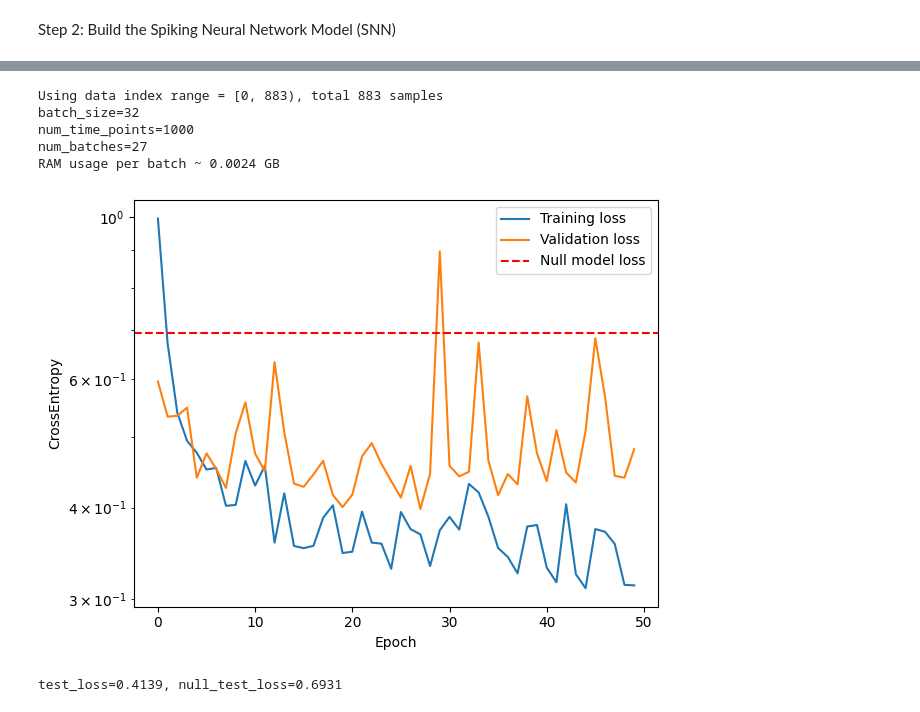
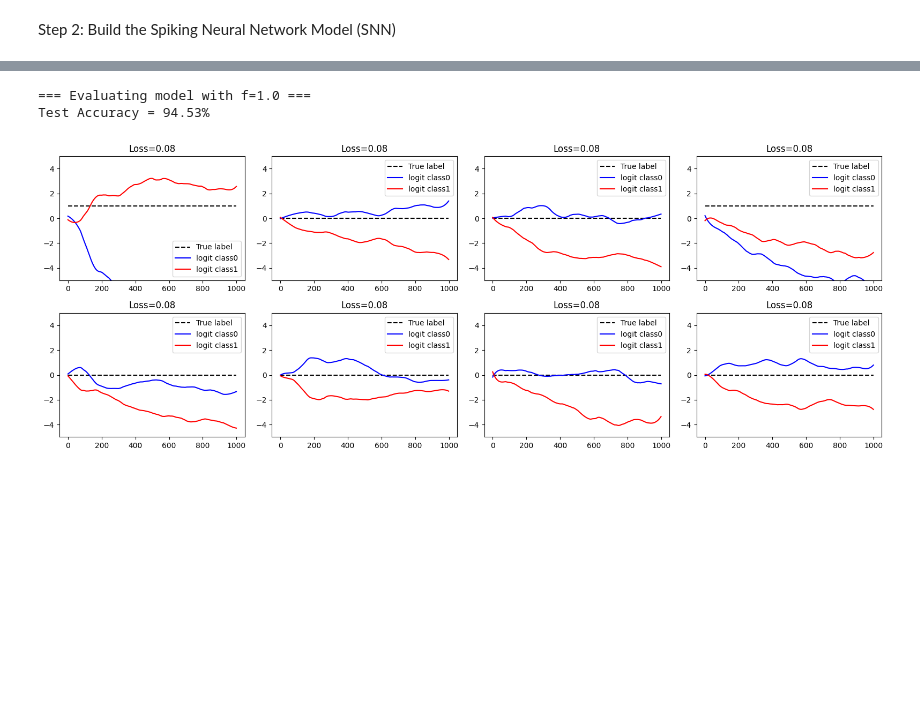
Before and after one commit to Oooorca/IRP_Neuro_SNN, a Jupyter notebook: trainwithF.ipynb, the cells around one changed output, grey strips where cells are left out. Saved outputs shown, nothing was run; the diff lists cells and outputs as text; code cells hidden in the pictures; blank space fills up the shorter version.

```diff
--- a/trainwithF.ipynb
+++ b/trainwithF.ipynb
@@ -660,65 +635,7 @@ Test Accuracy = 78.91%
-# %%
-net = MultilayerSNN((num_neurons, 100, 2),
-                    [
-                      dict(tau=50*ms, w_init=(-0.5, 0.7)),
-                      dict(tau=500*ms, spiking=False, w_init=(-0.01, 0.01)),
-                    ])
-
-data = io.loadmat('spikedataset.mat')
-X = data['X']  # (N, num_neurons, T)
-X = partial_randomize_dataset(X, f=0.9)
-
-# Training parameters
-lr = 0.001 # learning rate
-num_epochs = 50
-max_num_batches = 40
-batch_size = 32
-
-# Optimiser and loss function
-optimizer = torch.optim.Adam(net.parameters, lr=lr)
-
-# Training
-loss_hist = []
-val_loss_hist = []
-
-with tqdm(total=num_epochs*num_batches_if(training_range,batch_size=batch_size,max_num_batches=max_num_batches)) as pbar:
-  last_epoch_loss = val_loss = null_val_loss = None
-  for epoch in range(num_epochs):
-    local_loss = []
-    for x, y in batched_data(training_range, batch_size=batch_size, max_num_batches=max_num_batches,verbose=(epoch==0)):
-      y_out = net(x)                 # (b, 2, T)
-      y_out_final = y_out[:, :, -1]  # => (b, 2)
-      loss = F.cross_entropy(y_out_final, y.long())
-      local_loss.append(loss.item())
-      # Update gradients
-      optimizer.zero_grad()
-      loss.backward()
-      optimizer.step()
-      pbar.update(1)
-      pbar.set_postfix(epoch=epoch, last_epoch_loss=last_epoch_loss, loss=loss.item(), val_loss=val_loss, null_val_loss=null_val_loss)
-    last_epoch_loss = np.mean(local_loss)
-    val_loss, null_val_loss = evaluate_network(net, validation_range, batch_size=batch_size)
-    pbar.set_postfix(epoch=epoch, last_epoch_loss=last_epoch_loss, loss=loss.item(), val_loss=val_loss, null_val_loss=null_val_loss)
-    loss_hist.append(last_epoch_loss)
-    val_loss_hist.append(val_loss)
-
-plt.figure()
-plt.semilogy(loss_hist, label='Training loss')
-plt.semilogy(val_loss_hist, label='Validation loss')
-plt.axhline(null_val_loss, ls='--', c='r', label='Null model loss')
-plt.xlabel('Epoch')
-plt.ylabel('CrossEntropy')
-plt.legend(loc='best')
-plt.tight_layout()
-plt.show()
-
-test_loss, null_test_loss = evaluate_network(net, testing_range, batch_size=batch_size)
-print(f"test_loss={test_loss:.4f}, null_test_loss={null_test_loss:.4f}")
-# %% [output]
-Using data index range = [0, 883), total 883 samples
-batch_size=32
-num_time_points=1000
-num_batches=27
-RAM usage per batch ~ 0.0024 GB
-[figure, removed]
-test_loss=0.4139, null_test_loss=0.6931
+# %%
+print("\n=== Evaluating model with f=1.0 ===")
+test_and_visualize_model(net_10)
+# %% [output]
+=== Evaluating model with f=1.0 ===
+Test Accuracy = 94.53%
+[figure, added]
```
Also changed, not shown: parts of 23 cells of this notebook, 10 other files.
